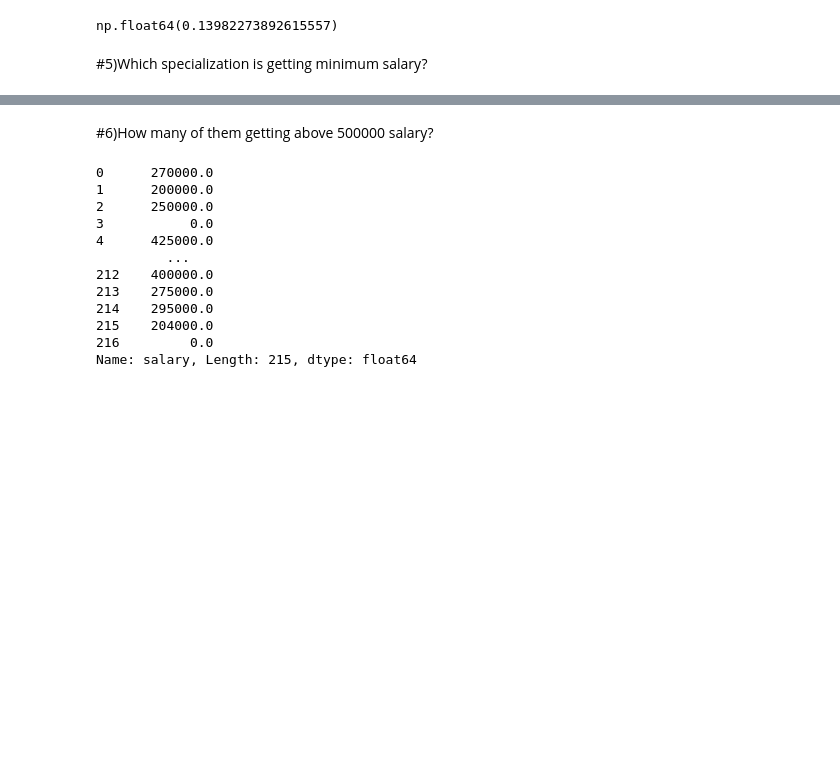
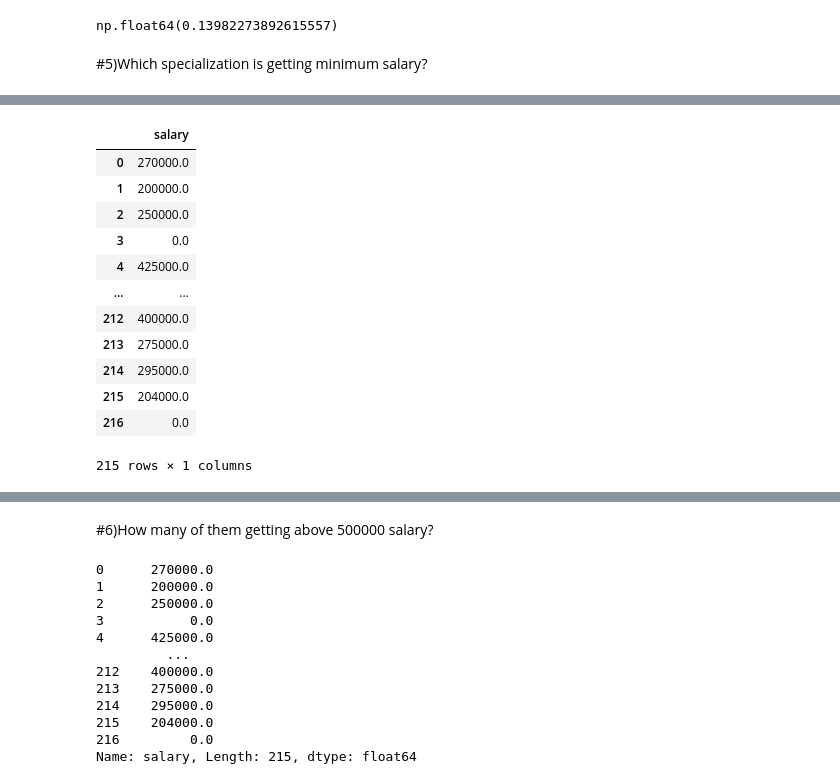
Before and after one commit to sharma-sha/Data-Science-Bivariate-, a Jupyter notebook: Assignment-Data Analysis.ipynb, the cells around one changed output, grey strips where cells are left out. Cells and saved outputs as stored; diff of their text form; code cells hidden in the pictures; blank space fills up the shorter version.

```diff
--- a/Assignment-Data Analysis.ipynb
+++ b/Assignment-Data Analysis.ipynb
@@ -151,0 +182,16 @@ np.float64(0.13982273892615557)
+# %%
+dataset[['salary']]
+# %% [output]
+|  | salary |
+| 0 | 270000.0 |
+| 1 | 200000.0 |
+| 2 | 250000.0 |
+| 3 | 0.0 |
+| 4 | 425000.0 |
+| ... | ... |
+| 212 | 400000.0 |
+| 213 | 275000.0 |
+| 214 | 295000.0 |
+| 215 | 204000.0 |
+| 216 | 0.0 |
+215 rows × 1 columns
```
Also changed, not shown: parts of 7 cells of this notebook.
